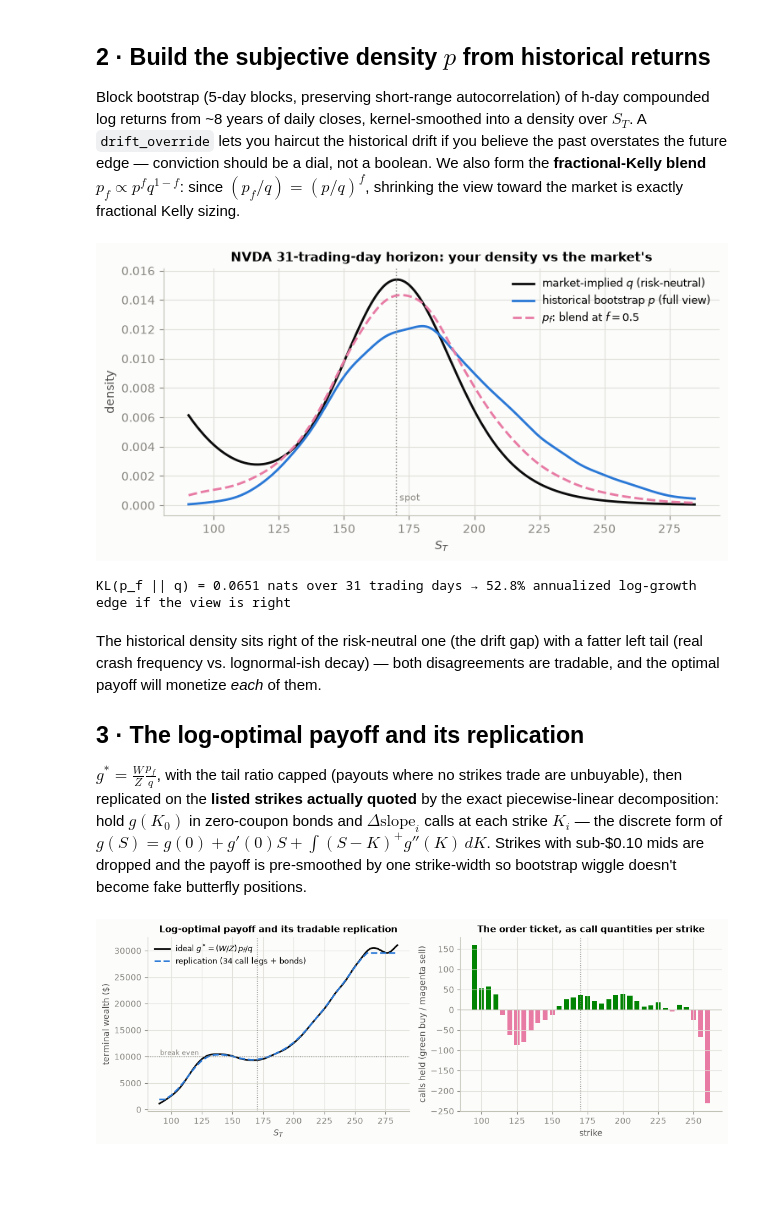
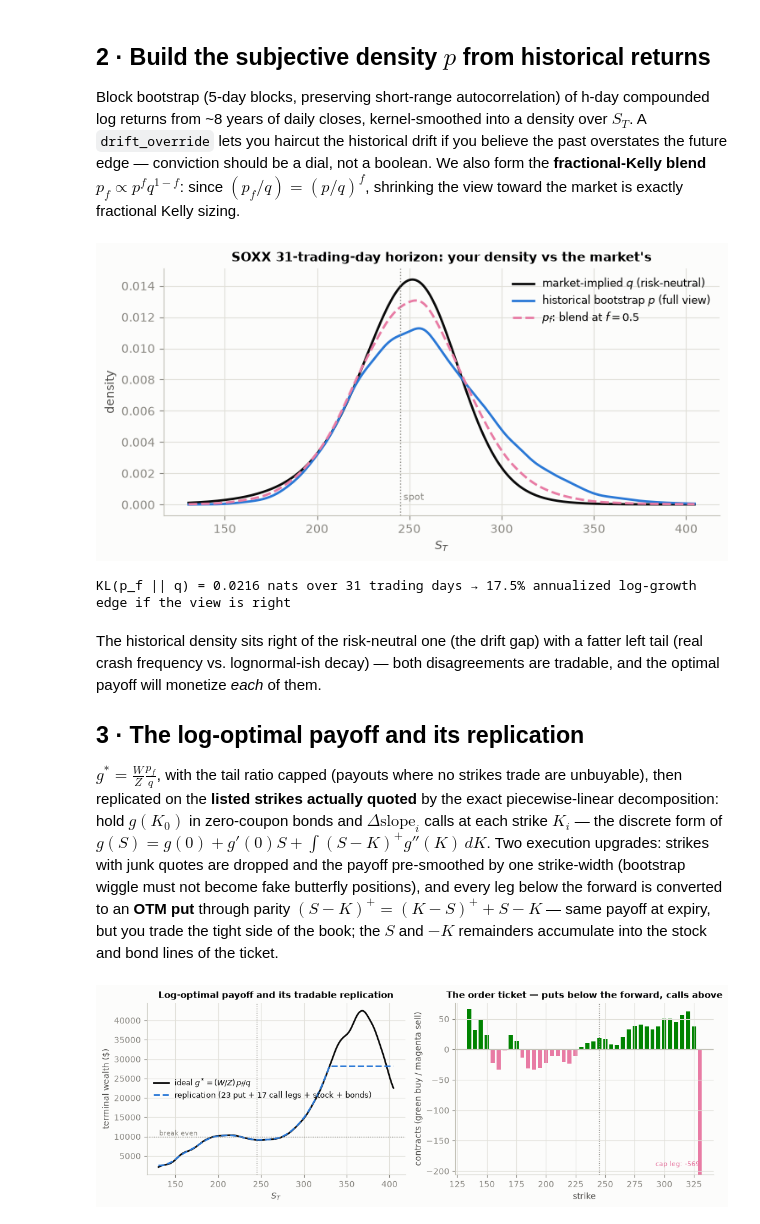
Before and after one commit to DanOKeefe/FinancialEngineering, a Jupyter notebook: Inverse Problem - Log-Optimal Semiconductor Payouts.ipynb, the cells around one changed output. Cells and saved outputs as stored; diff of their text form; code cells hidden in the pictures; blank space fills up the shorter version.

```diff
--- a/Inverse Problem - Log-Optimal Semiconductor Payouts.ipynb
+++ b/Inverse Problem - Log-Optimal Semiconductor Payouts.ipynb
@@ -72,5 +86,5 @@ notebook, amplifies bid/ask noise into negative densities.)
 # %%
-TICKER, DTE, WEALTH = "NVDA", 45, 10_000
+TICKER, DTE, WEALTH = "SOXX", 45, 10_000
 
 provider = pl.get_provider()          # MassiveProvider if MASSIVE_API_KEY is set
 print("provider:", type(provider).__name__)
@@ -82,6 +96,8 @@ print(f"{TICKER}  spot={chain.spot:.2f}  expiry={chain.expiry}  "
       f"T={chain.T:.3f}y  Z={chain.Z:.4f}  strikes={len(chain.calls)}")
 print(f"density diagnostics: negative mass clipped={q.clipped_mass:.4f}, "
       f"raw mass={q.raw_mass:.3f} (want ≈ 1)")
+src_mix = pl.stitched_quotes(chain)["source"].value_counts().to_dict()
+print(f"quote stitching: {src_mix} (puts quote the left side, calls the right)")
 print(f"market-implied P({0.9*chain.spot:.0f} < S_T < {1.1*chain.spot:.0f}) = "
       f"{q.prob_between(0.9*chain.spot, 1.1*chain.spot):.1%}")
 # %% [output]
@@ -120,8 +137,8 @@ kl = np.trapezoid(p_view * np.log(np.maximum(p_view,1e-300)/np.maximum(q.pdf,1e-
 print(f"KL(p_f || q) = {kl:.4f} nats over {horizon} trading days "
       f"→ {kl/chain.T:.1%} annualized log-growth edge if the view is right")
 # %% [output]
-[figure, old version]
+[figure, new version]
-KL(p_f || q) = 0.0651 nats over 31 trading days → 52.8% annualized log-growth edge if the view is right
+KL(p_f || q) = 0.0216 nats over 31 trading days → 17.5% annualized log-growth edge if the view is right
 # %% [markdown]
 The historical density sits right of the risk-neutral one (the drift gap)
 with a fatter left tail (real crash frequency vs. lognormal-ish decay) — both disagreements
@@ -133,31 +150,43 @@ $g^* = \frac{W}{Z}\frac{p_f}{q}$, with the tail ratio capped (payouts where no s
 are unbuyable), then replicated on the **listed strikes actually quoted** by the exact
 piecewise-linear decomposition: hold $g(K_0)$ in zero-coupon bonds and
 $\Delta\text{slope}_i$ calls at each strike $K_i$ — the discrete form of
-$g(S)=g(0)+g'(0)S+\int (S-K)^+ g''(K)\,dK$. Strikes with sub-\$0.10 mids are dropped and the
-payoff is pre-smoothed by one strike-width so bootstrap wiggle doesn't become fake butterfly
-positions.
+$g(S)=g(0)+g'(0)S+\int (S-K)^+ g''(K)\,dK$. Two execution upgrades: strikes with junk quotes
+are dropped and the payoff pre-smoothed by one strike-width (bootstrap wiggle must not become
+fake butterfly positions), and every leg below the forward is converted to an **OTM put**
+through parity $(S-K)^+ = (K-S)^+ + S - K$ — same payoff at expiry, but you trade the tight
+side of the book; the $S$ and $-K$ remainders accumulate into the stock and bond lines of the
+ticket.
 # %%
 g = pl.log_optimal_payout(q.grid, p_view, q.pdf, wealth=WEALTH, Z=chain.Z, ratio_cap=8)
 ticket = pl.replicate(q.grid, g, chain)
 h = ticket.payoff(q.grid)
 
 fig, axes = plt.subplots(1, 2, figsize=(10.5, 3.8))
 ax = axes[0]
 ax.plot(q.grid, g, color=INK, label="ideal $g^*=(W/Z)\,p_f/q$")
-ax.plot(q.grid, h, color=BLUE, ls="--", label=f"replication ({len(ticket.legs)} call legs + bonds)")
+n_p = int((ticket.legs["type"]=="P").sum()); n_c = len(ticket.legs) - n_p
+ax.plot(q.grid, h, color=BLUE, ls="--",
+        label=f"replication ({n_p} put + {n_c} call legs + stock + bonds)")
 ax.axhline(WEALTH, color=MUT, lw=1, ls=":"); ax.text(q.grid[2], WEALTH*1.03, "break even", color=MUT, fontsize=8)
 ax.axvline(chain.spot, color=MUT, lw=1, ls=":")
 ax.set_xlabel("$S_T$"); ax.set_ylabel("terminal wealth ($)")
 ax.set_title("Log-optimal payoff and its tradable replication"); ax.legend(fontsize=9)
 
 ax = axes[1]
-colors = [GREEN if x >= 0 else MAGENTA for x in ticket.legs["qty"]]
-ax.bar(ticket.legs["strike"], ticket.legs["qty"],
-       width=0.7*np.median(np.diff(ticket.legs['strike'])), color=colors)
+qty = ticket.legs["qty"].to_numpy()
+strikes_ = ticket.legs["strike"].to_numpy()
+colors = [GREEN if x >= 0 else MAGENTA for x in qty]
+ax.bar(strikes_, qty, width=0.7*np.median(np.diff(strikes_)), color=colors)
 ax.axhline(0, color="#c3c2b7", lw=1); ax.axvline(chain.spot, color=MUT, lw=1, ls=":")
-ax.set_xlabel("strike"); ax.set_ylabel("calls held (green buy / magenta sell)")
-ax.set_title("The order ticket, as call quantities per strike")
+# the boundary cap leg dwarfs the body — clip the axis and label it instead
+lim = 4 * np.percentile(np.abs(qty), 90)
+ax.set_ylim(max(qty.min(), -lim), min(qty.max(), lim) * 1.15)
+for s, x in zip(strikes_, qty):
+    if x < -lim:
+        ax.annotate(f"cap leg: {x:,.0f}", (s, -lim*0.93), ha="right", fontsize=8, color=MAGENTA)
+ax.set_xlabel("strike"); ax.set_ylabel("contracts (green buy / magenta sell)")
+ax.set_title("The order ticket — puts below the forward, calls above")
 plt.tight_layout(); plt.show()
 # %% [output]
-[figure, old version]
+[figure, new version]
 # %% [markdown]
```
Also changed, not shown: parts of 8 cells of this notebook, 6 other files.
